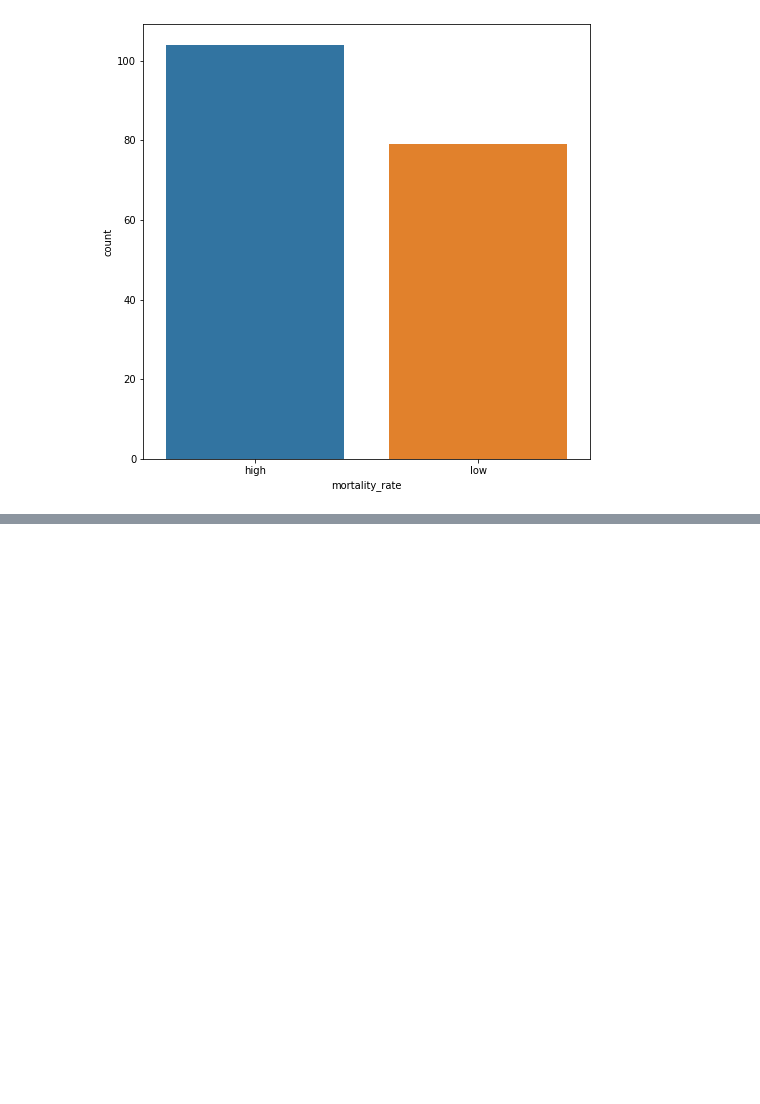
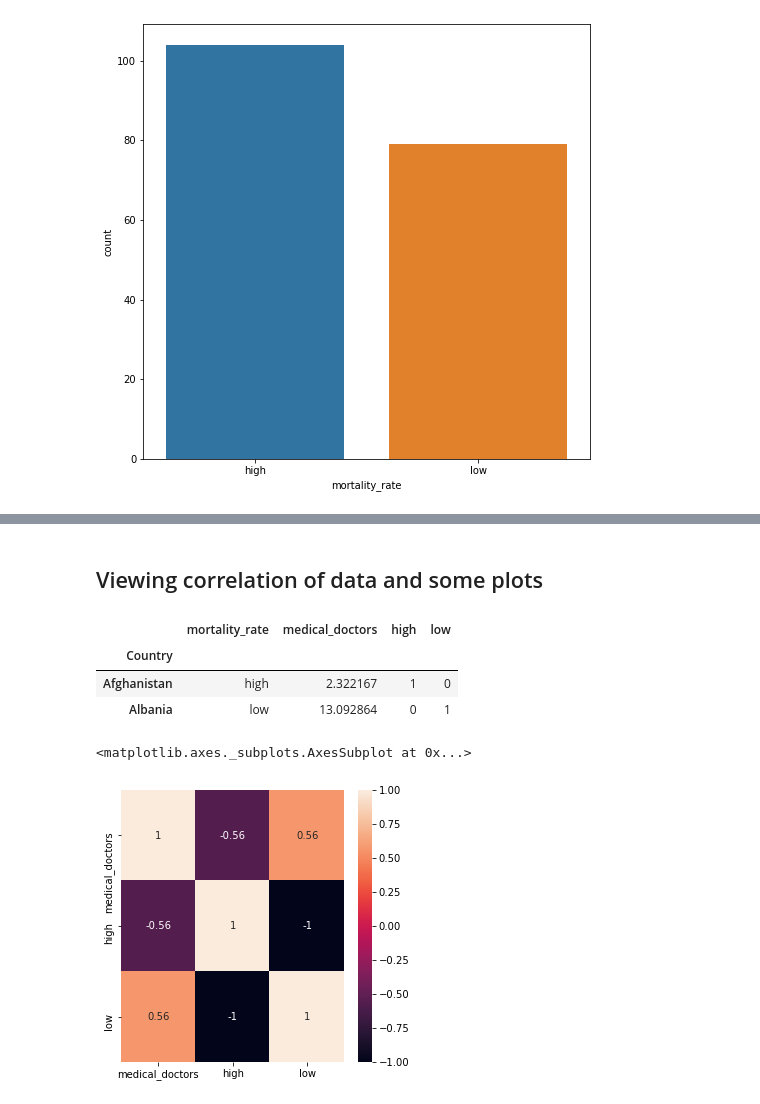
Before and after one commit to jadali17/mortality-classification, a Jupyter notebook: example-analysis-and-preprocessing.ipynb, the cells around one changed output, grey strips where cells are left out. Drawn from its saved outputs; the diff is of its cells as text; code cells hidden in the pictures; blank space fills up the shorter version.

Commit message:
Loading the medical_doctors data + correlation

```diff
--- a/example-analysis-and-preprocessing.ipynb
+++ b/example-analysis-and-preprocessing.ipynb
@@ -87,0 +112,17 @@ sns.countplot(x=df['mortality_rate'],ax=ax)
+# %% [markdown]
+## Viewing correlation of data and some plots
+# %%
+df=pd.get_dummies(merged_data['mortality_rate'])
+df_corr = pd.concat([merged_data, df], axis=1)
+df_corr.head(2)
+# %% [output]
+|  | mortality_rate | medical_doctors | high | low |
+| Country |  |  |  |  |
+| Afghanistan | high | 2.322167 | 1 | 0 |
+| Albania | low | 13.092864 | 0 | 1 |
+# %%
+fig, ax= pyplot.subplots(figsize=(5,5))
+sns.heatmap(df_new.corr(),annot=True)
+# %% [output]
+<matplotlib.axes._subplots.AxesSubplot at 0x...>
+[figure, added]
```
Also changed, not shown: parts of 13 cells of this notebook.
